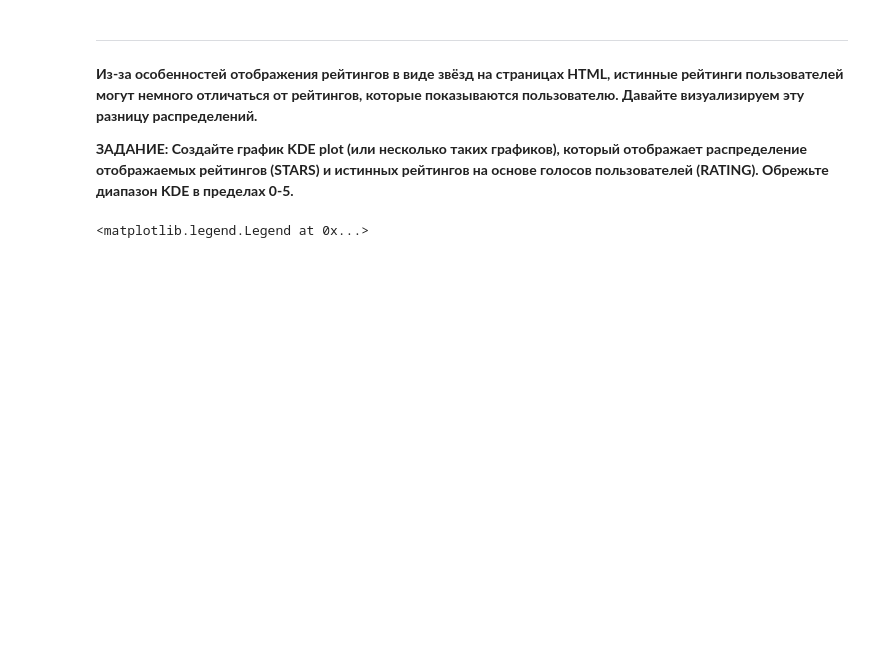
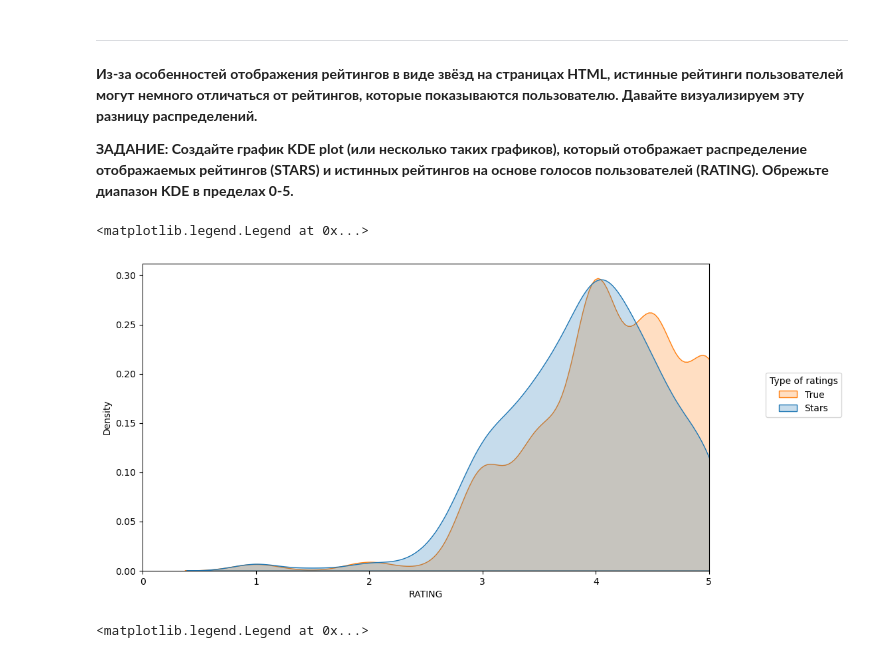
Before and after one commit to Azernem/Data_Science, a Jupyter notebook: NOTEBOOKS/06-Capstone-Project/00-Capstone-Project.ipynb, the cells around one changed output. Drawn from its saved outputs; the diff is of its cells as text; code cells hidden in the pictures; blank space fills up the shorter version.

```diff
--- a/NOTEBOOKS/06-Capstone-Project/00-Capstone-Project.ipynb
+++ b/NOTEBOOKS/06-Capstone-Project/00-Capstone-Project.ipynb
@@ -190,0 +278,7 @@ Name: YEAR, dtype: int64
+# %%
+# НАПИШИТЕ ВАШ КОД В ЭТОЙ ЯЧЕЙКЕ!
+fandango['VOTES'].value_counts()
+fandango_with_votes = fandango[fandango['VOTES'] > 0]
+len(fandango_with_votes)
+# Удаляем из данных те фильмы, которые не имеют голосов, зачастую, они имеют рейтинг 0,
+#Поэтому такие кино могут помешать нам обнаружить возможное завышение рейтингов.
@@ -199,3 +300,21 @@ Name: YEAR, dtype: int64
+# %%
+# НАПИШИТЕ ВАШ КОД В ЭТОЙ ЯЧЕЙКЕ!
+fig = plt.figure(figsize = (11, 6))
+raytings = pd.DataFrame({'RATING': fandango_with_votes['RATING'],
+                                   'TYPE': ['True'] * len(fandango_with_votes)})
+stars = pd.DataFrame({'RATING': fandango_with_votes['STARS'],
+                                   'TYPE': ['Stars'] * len(fandango_with_votes)})
+
+raytings_and_stars = pd.concat([raytings, stars], axis = 0)
+raytings_and_stars.sample(3)
+
+axes = sns.kdeplot(data = raytings_and_stars, x = 'RATING', hue = 'TYPE', fill = True)
+axes.set_xlim(0, 5)
+
+axes.legend(labels=['True', 'Stars'], title='Type of ratings', loc = (1.1, 0.5))
+# %% [output]
+<matplotlib.legend.Legend at 0x...>
+[figure, added]
 # %%
 # %% [output]
 <matplotlib.legend.Legend at 0x...>
```
Also changed, not shown: parts of 23 cells of this notebook.
